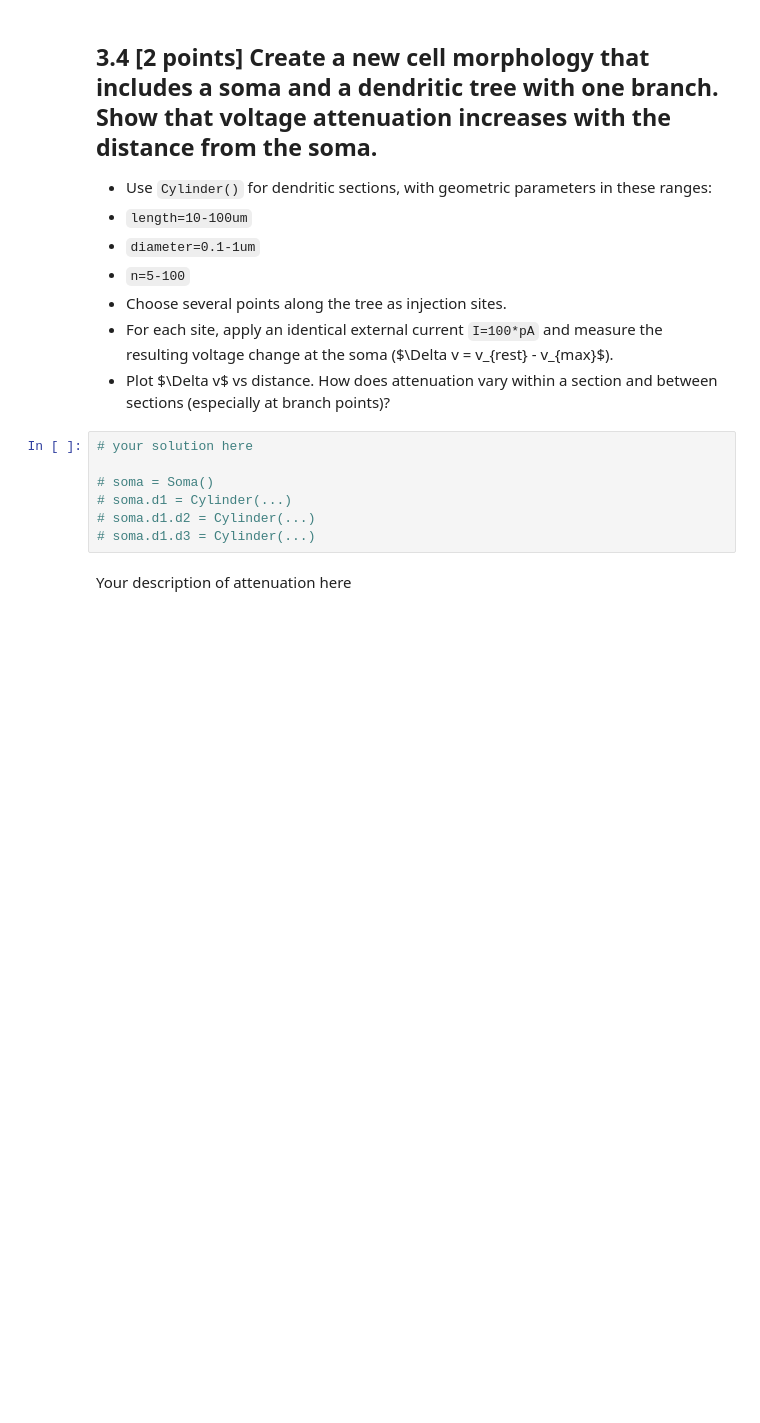
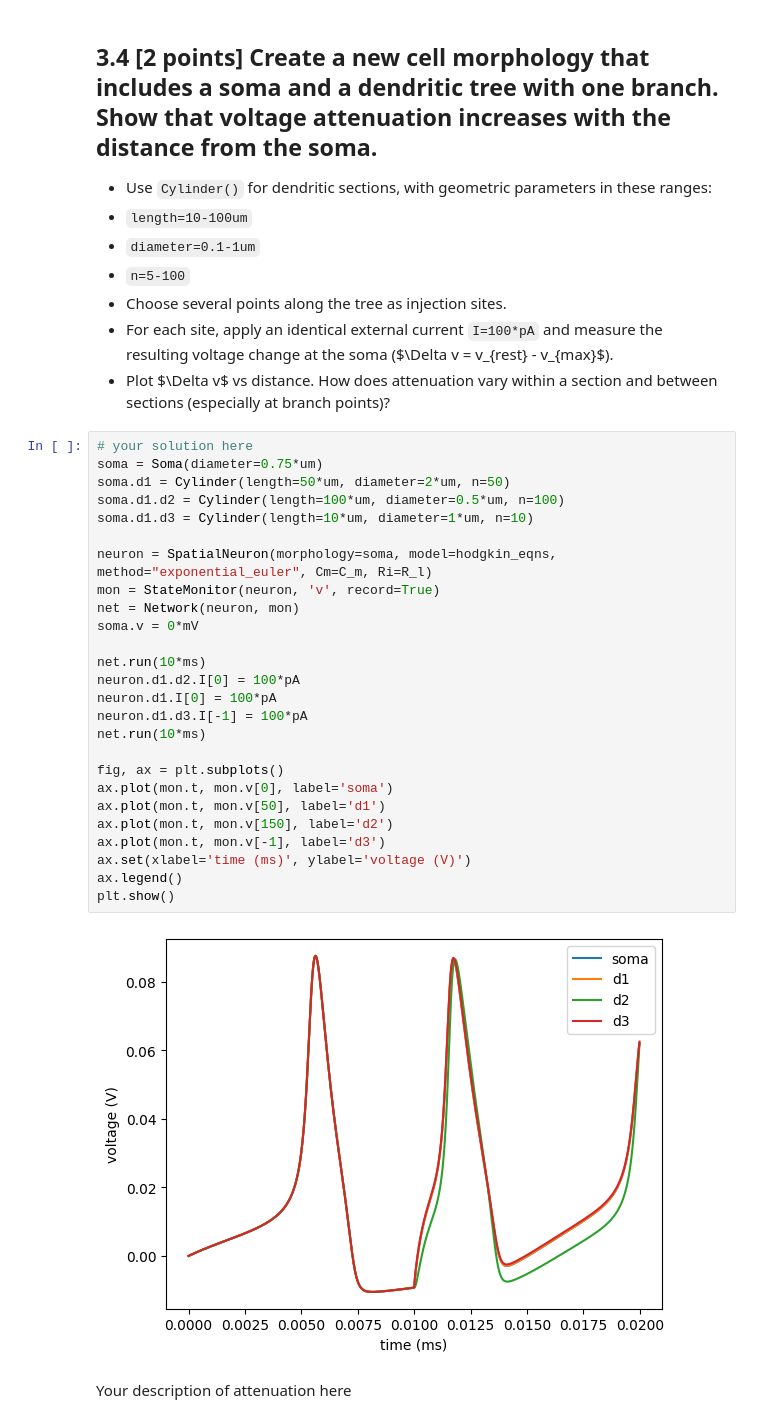
Before and after one commit to draymond63/syde-552, a Jupyter notebook: assignment1.ipynb, the cells around one changed output. Saved outputs shown, nothing was run; the diff lists cells and outputs as text; blank space fills up the shorter version.

````diff
--- a/assignment1.ipynb
+++ b/assignment1.ipynb
@@ -577,12 +611,33 @@ plt.show()
 - Choose several points along the tree as injection sites.
 - For each site, apply an identical external current ```I=100*pA``` and measure the resulting voltage change at the soma ($\Delta v = v_{rest} - v_{max}$).
 - Plot $\Delta v$ vs distance. How does attenuation vary within a section and between sections (especially at branch points)?
-# %%
-# your solution here
-
-# soma = Soma()
-# soma.d1 = Cylinder(...)
-# soma.d1.d2 = Cylinder(...)
-# soma.d1.d3 = Cylinder(...)
+# %%
+# your solution here
+soma = Soma(diameter=0.75*um)
+soma.d1 = Cylinder(length=50*um, diameter=2*um, n=50)
+soma.d1.d2 = Cylinder(length=100*um, diameter=0.5*um, n=100)
+soma.d1.d3 = Cylinder(length=10*um, diameter=1*um, n=10)
+
+neuron = SpatialNeuron(morphology=soma, model=hodgkin_eqns, method="exponential_euler", Cm=C_m, Ri=R_l)
+mon = StateMonitor(neuron, 'v', record=True)
+net = Network(neuron, mon)
+soma.v = 0*mV
+
+net.run(10*ms)
+neuron.d1.d2.I[0] = 100*pA
+neuron.d1.I[0] = 100*pA
+neuron.d1.d3.I[-1] = 100*pA
+net.run(10*ms)
+
+fig, ax = plt.subplots()
+ax.plot(mon.t, mon.v[0], label='soma')
+ax.plot(mon.t, mon.v[50], label='d1')
+ax.plot(mon.t, mon.v[150], label='d2')
+ax.plot(mon.t, mon.v[-1], label='d3')
+ax.set(xlabel='time (ms)', ylabel='voltage (V)')
+ax.legend()
+plt.show()
+# %% [output]
+[figure, added]
 # %% [markdown]
 Your description of attenuation here
````
Also changed, not shown: parts of 6 cells of this notebook.
